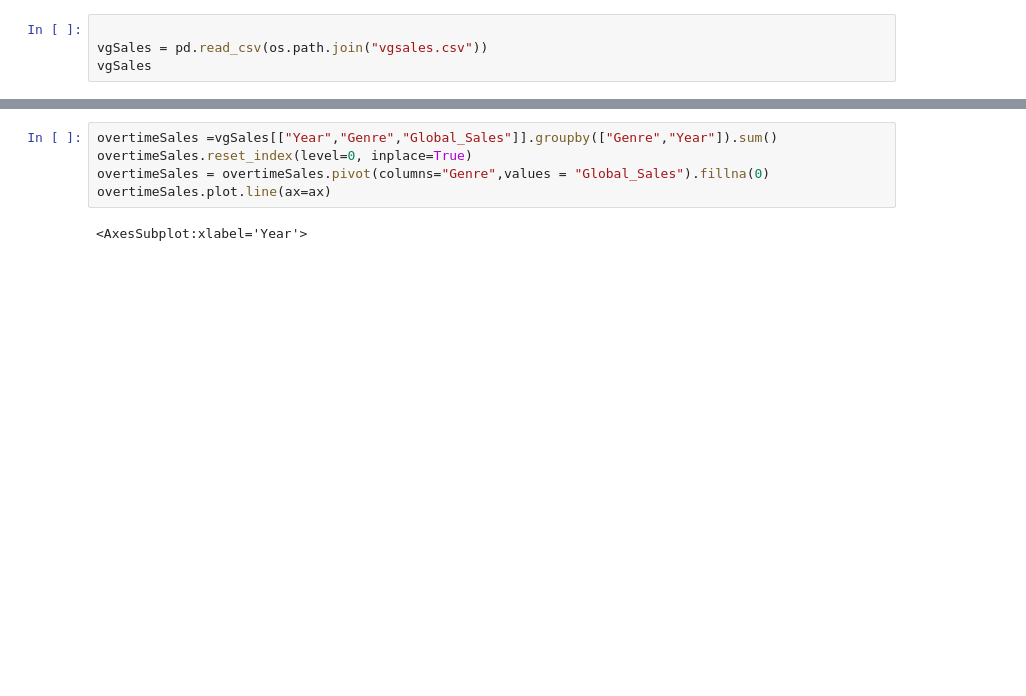
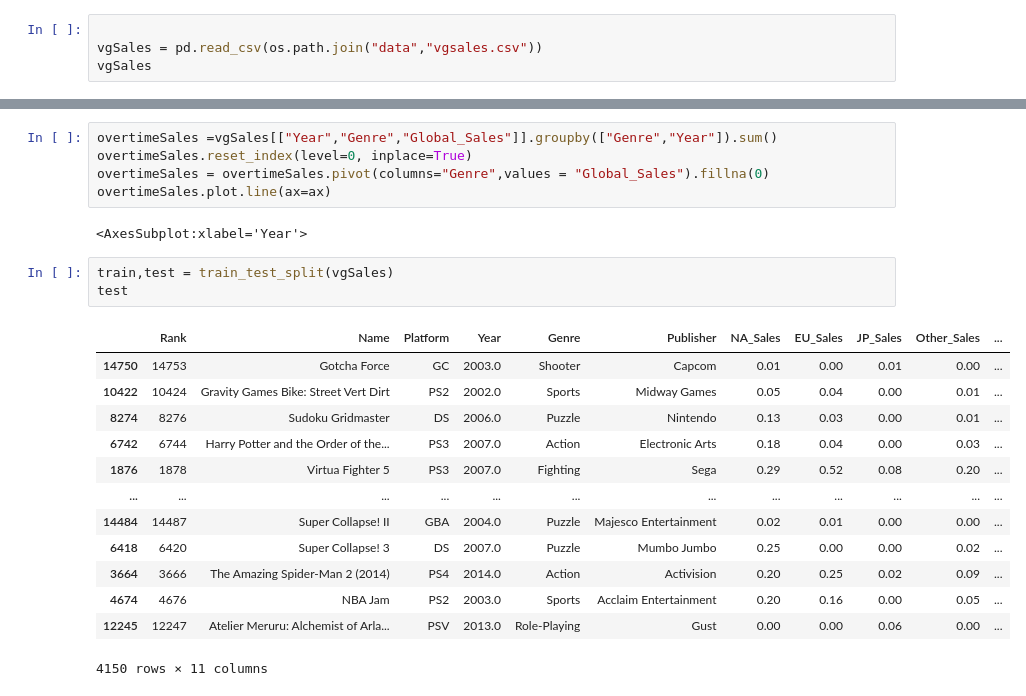
Before and after one commit to s1monFu/VideoGameSalesAnalysis, a Jupyter notebook: Debugging.ipynb, the cells around one changed output, grey strips where cells are left out. Drawn from its saved outputs; the diff is of its cells as text; blank space fills up the shorter version.

```diff
--- a/Debugging.ipynb
+++ b/Debugging.ipynb
@@ -6,6 +10,6 @@ import os
 # %%
 
-vgSales = pd.read_csv(os.path.join("vgsales.csv"))
+vgSales = pd.read_csv(os.path.join("data","vgsales.csv"))
 vgSales
 # %% [output]
 |  | Rank | Name | Platform | Year | Genre | Publisher | NA_Sales | EU_Sales | JP_Sales | Other_Sales | ... |
@@ -52,3 +56,20 @@ overtimeSales = overtimeSales.pivot(columns="Genre",values = "Global_Sales").fil
 overtimeSales.plot.line(ax=ax)
 # %% [output]
 <AxesSubplot:xlabel='Year'>
+# %%
+train,test = train_test_split(vgSales)
+test
+# %% [output]
+|  | Rank | Name | Platform | Year | Genre | Publisher | NA_Sales | EU_Sales | JP_Sales | Other_Sales | ... |
+| 14750 | 14753 | Gotcha Force | GC | 2003.0 | Shooter | Capcom | 0.01 | 0.00 | 0.01 | 0.00 | ... |
+| 10422 | 10424 | Gravity Games Bike: Street Vert Dirt | PS2 | 2002.0 | Sports | Midway Games | 0.05 | 0.04 | 0.00 | 0.01 | ... |
+| 8274 | 8276 | Sudoku Gridmaster | DS | 2006.0 | Puzzle | Nintendo | 0.13 | 0.03 | 0.00 | 0.01 | ... |
+| 6742 | 6744 | Harry Potter and the Order of the... | PS3 | 2007.0 | Action | Electronic Arts | 0.18 | 0.04 | 0.00 | 0.03 | ... |
+| 1876 | 1878 | Virtua Fighter 5 | PS3 | 2007.0 | Fighting | Sega | 0.29 | 0.52 | 0.08 | 0.20 | ... |
+| ... | ... | ... | ... | ... | ... | ... | ... | ... | ... | ... | ... |
+| 14484 | 14487 | Super Collapse! II | GBA | 2004.0 | Puzzle | Majesco Entertainment | 0.02 | 0.01 | 0.00 | 0.00 | ... |
+| 6418 | 6420 | Super Collapse! 3 | DS | 2007.0 | Puzzle | Mumbo Jumbo | 0.25 | 0.00 | 0.00 | 0.02 | ... |
+| 3664 | 3666 | The Amazing Spider-Man 2 (2014) | PS4 | 2014.0 | Action | Activision | 0.20 | 0.25 | 0.02 | 0.09 | ... |
+| 4674 | 4676 | NBA Jam | PS2 | 2003.0 | Sports | Acclaim Entertainment | 0.20 | 0.16 | 0.00 | 0.05 | ... |
+| 12245 | 12247 | Atelier Meruru: Alchemist of Arla... | PSV | 2013.0 | Role-Playing | Gust | 0.00 | 0.00 | 0.06 | 0.00 | ... |
+4150 rows × 11 columns
```
Also changed, not shown: parts of 2 cells of this notebook, 2 other files.
